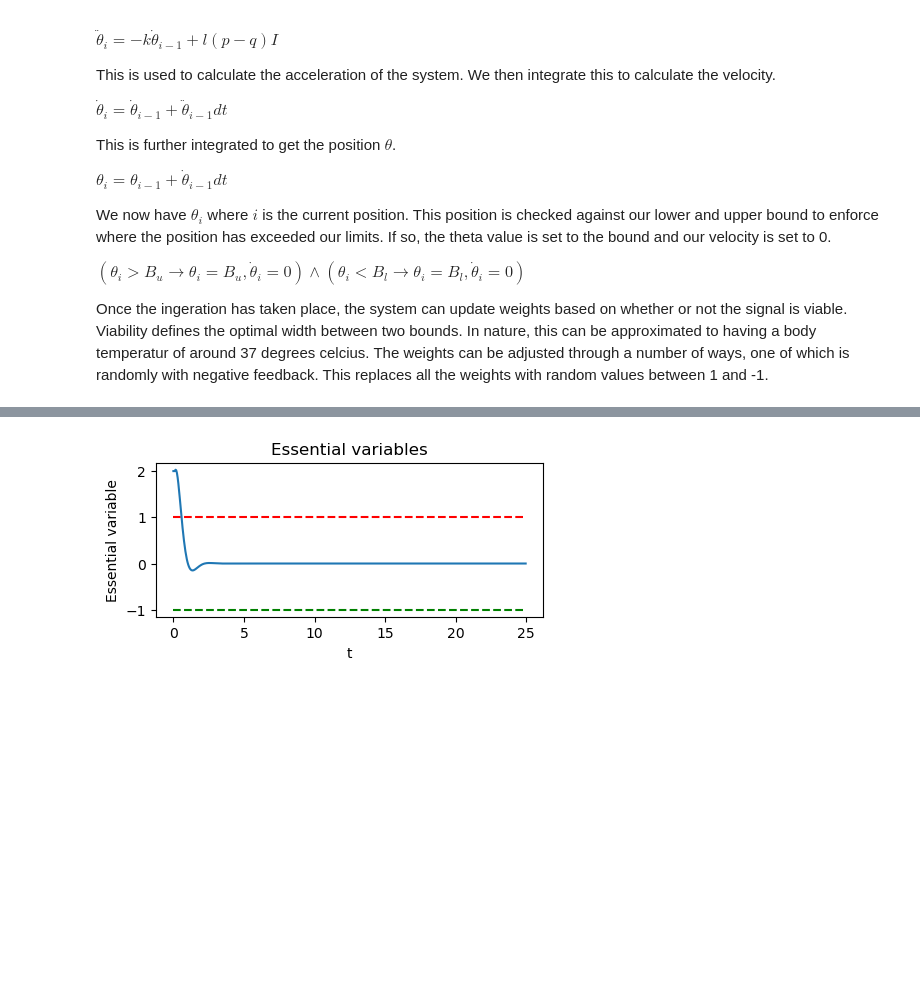
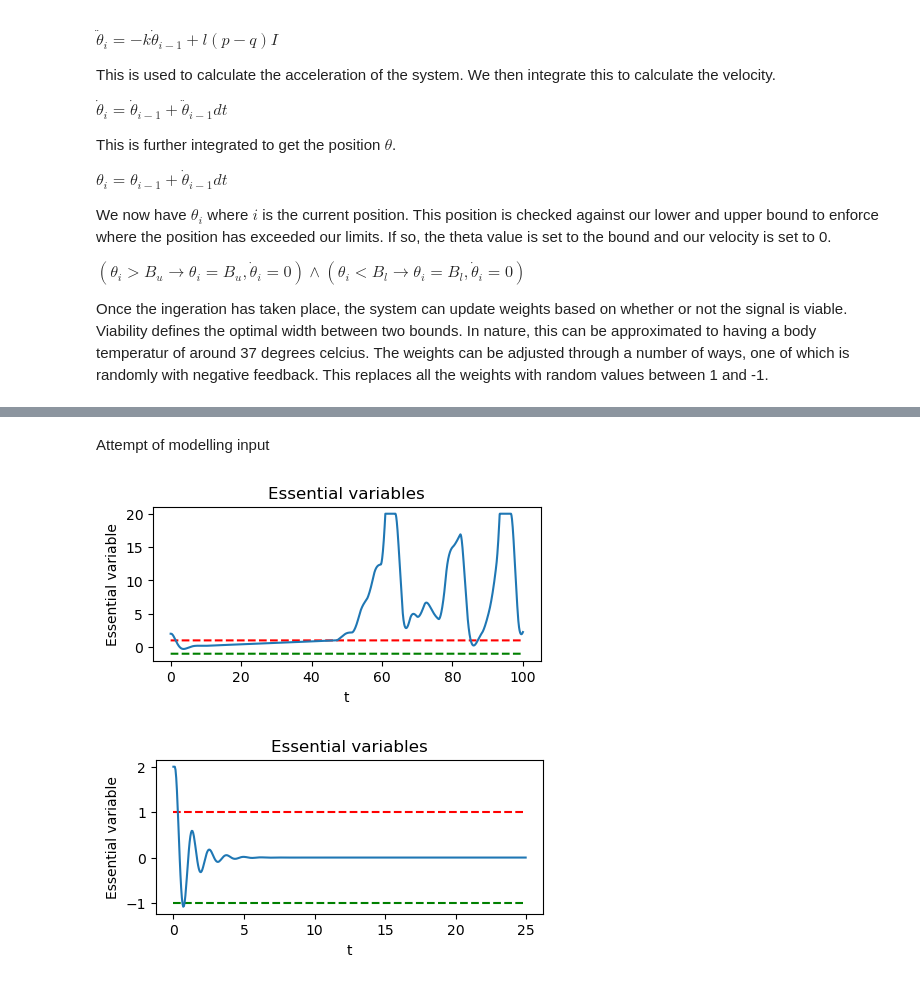
Before and after one commit to shepai/Chaos-Robotics, a Jupyter notebook: Simulation/Reward Modelling/homeostat.ipynb, the cells around one changed output, grey strips where cells are left out. Saved outputs shown, nothing was run; the diff lists cells and outputs as text; code cells hidden in the pictures; blank space fills up the shorter version.

```diff
--- a/Simulation/Reward Modelling/homeostat.ipynb
+++ b/Simulation/Reward Modelling/homeostat.ipynb
@@ -76,3 +76,49 @@ plt.show()
+# %% [markdown]
+Attempt of modelling input
+# %%
+#define homeostat
+hom = homeostat.Homeostat()
+
+#define parameters
+n_units = 1
+upper_limit = 20
+lower_limit = -20
+upper_viability = 1
+lower_viability = -1
+test_interval = 2
+
+#intialize homeostat
+hom.init(n_units,upper_limit,lower_limit,upper_viability,lower_viability,test_interval)
+hom.resetWeights(-1,1) #set the random distribution
+#define loop parameters
+dt=0.05
+t = 0
+ts = [t]
+duration = 100
+count=0
+
+#time loop
+while t < duration:
+    hom.step_var(dt,count/1000)
+    t += dt
+    ts.append(t)
+    count+=1
+#shope output
+b=hom.getUnit(0,count)
+nump_hom=np.asarray(b).view(np.float32)
+plt.figure(figsize=(5,2))
+plt.plot(ts[0:len(nump_hom)],[upper_viability for i in range(len(ts[0:len(nump_hom)]))], 'r--', label='upper viable boundary')
+plt.plot(ts[0:len(nump_hom)],[lower_viability for i in range(len(ts[0:len(nump_hom)]))], 'g--', label='lower viable boundary')
+for i in range(n_units):
+    b=hom.getUnit(i,count)
+    nump_hom=np.asarray(b).view(np.float32)
+    plt.plot(ts[0:len(nump_hom)],nump_hom)
+plt.title('Essential variables')
+plt.xlabel('t')
+plt.ylabel('Essential variable')
+plt.show()
+# %% [output]
+[figure, added]
 # %%
 class homeostat_client:
     def __init__(self,n_units,upper_limit,lower_limit,upper_viability,lower_viability,test_interval):
@@ -120,5 +166,5 @@ plt.xlabel('t')
 plt.ylabel('Essential variable')
 plt.show()
 # %% [output]
-[figure, old version]
+[figure, new version]
 # %% [markdown]
```
Also changed, not shown: parts of 6 cells of this notebook, 4 other files.
